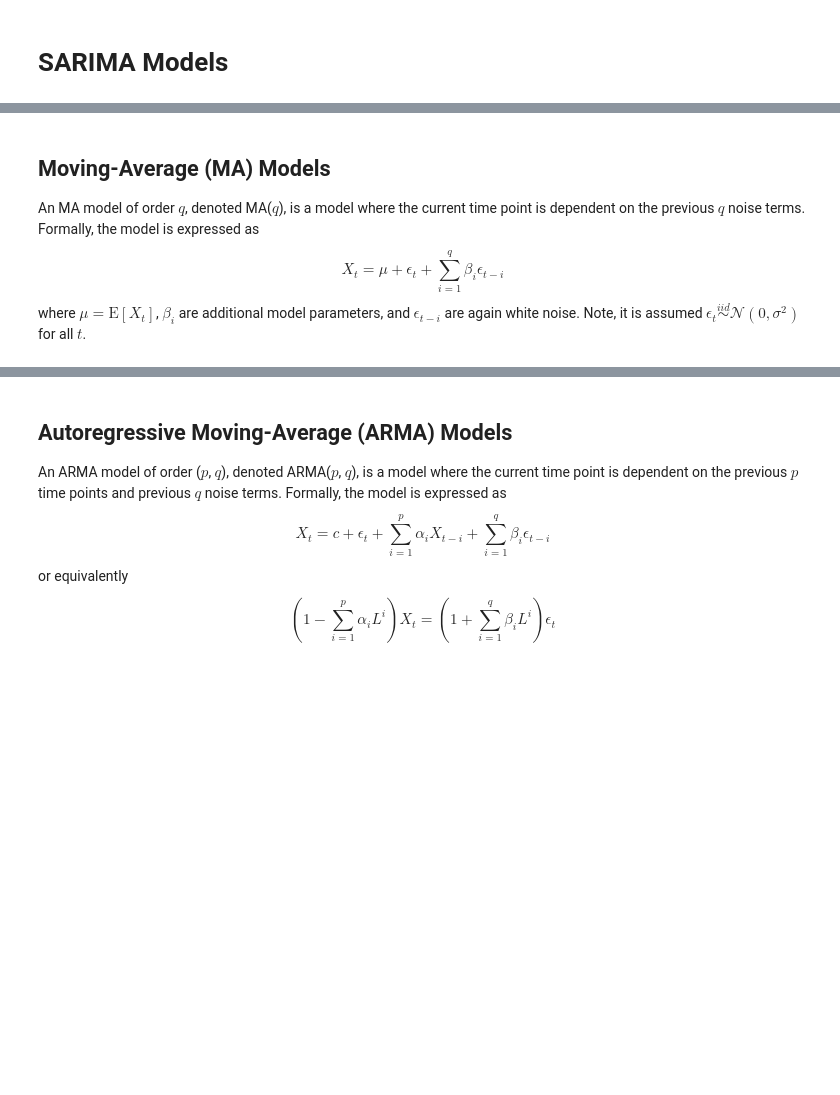
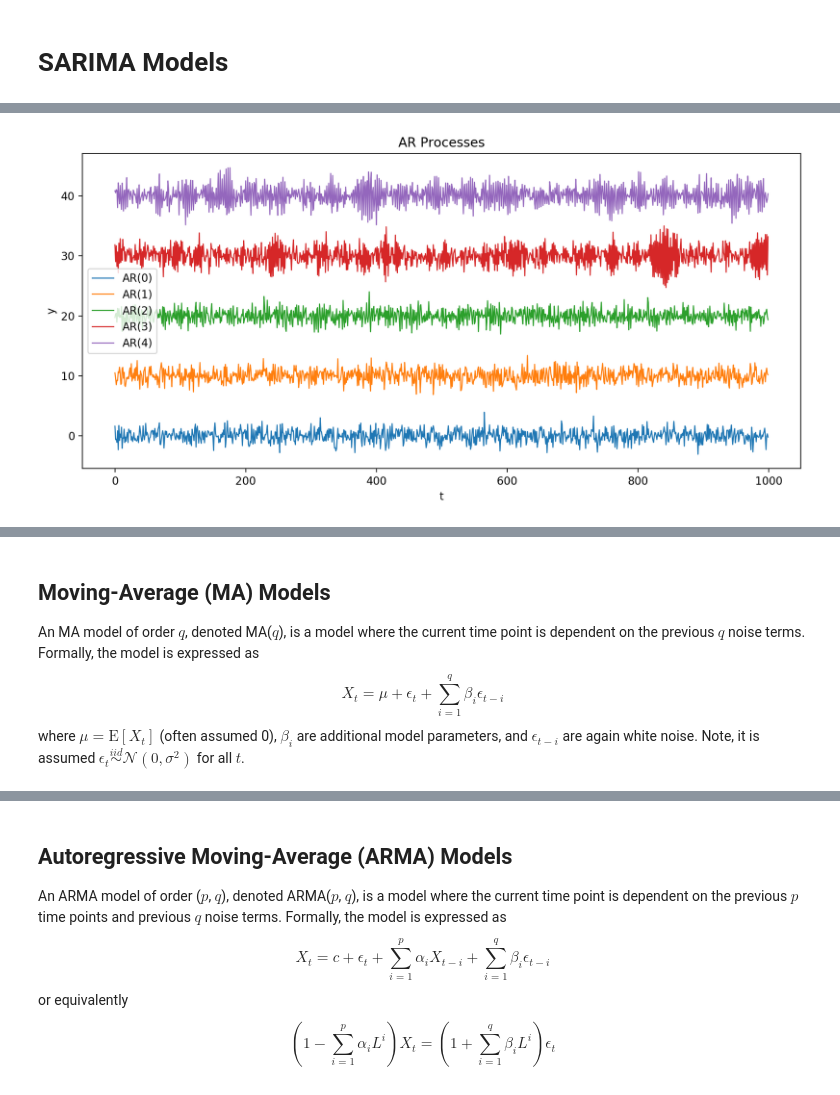
Before and after one commit to ChesterHuynh/stochastic-processes-playground, a Jupyter notebook: sarima.ipynb, the cells around one changed output, grey strips where cells are left out. Drawn from its saved outputs; the diff is of its cells as text; code cells hidden in the pictures; blank space fills up the shorter version.

```diff
--- a/sarima.ipynb
+++ b/sarima.ipynb
@@ -30,0 +74,18 @@ import seaborn as sns
+# %%
+np.random.seed(1)
+
+fig, ax = plt.subplots(dpi=200, figsize=(10, 5))
+
+orders = np.arange(5)
+t = np.arange(num_steps)
+
+for p in orders:
+    alphas = np.random.uniform(low=-0.5, high=0.5, size=p)  # Random model parameters
+    y = ar_process(num_steps, p, alphas, c=c, sigma=sigma) + (p * 10)  # Add vertical separation
+    sns.lineplot(t, y, ax=ax, label=f'AR({p})', linewidth=1)
+
+ax.set(xlabel='t', ylabel='y', title='AR Processes')
+ax.legend()
+fig.tight_layout();
+# %% [output]
+[figure, added]
@@ -34,4 +96,4 @@ An MA model of order $q$, denoted MA($q$), is a model where the current time poi
 $$
 X_t = \mu + \epsilon_t + \sum_{i=1}^q \beta_i \epsilon_{t-i}
 $$
-where $\mu = \mathrm{E}[X_t]$, $\beta_i$ are additional model parameters, and $\epsilon_{t-i}$ are again white noise. Note, it is assumed $\epsilon_t \overset{iid}{\sim} \mathcal{N}(0, \sigma^2)$ for all $t$.
+where $\mu = \mathrm{E}[X_t]$ (often assumed 0), $\beta_i$ are additional model parameters, and $\epsilon_{t-i}$ are again white noise. Note, it is assumed $\epsilon_t \overset{iid}{\sim} \mathcal{N}(0, \sigma^2)$ for all $t$.
```
Also changed, not shown: parts of 12 cells of this notebook.
